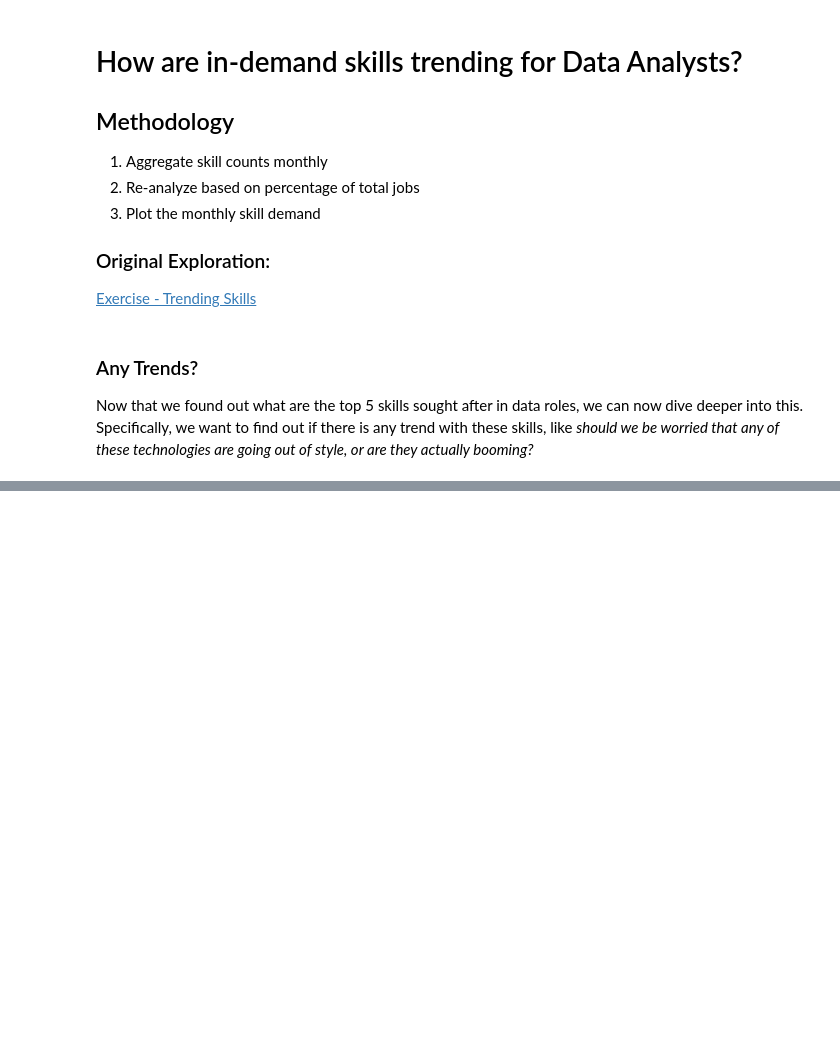
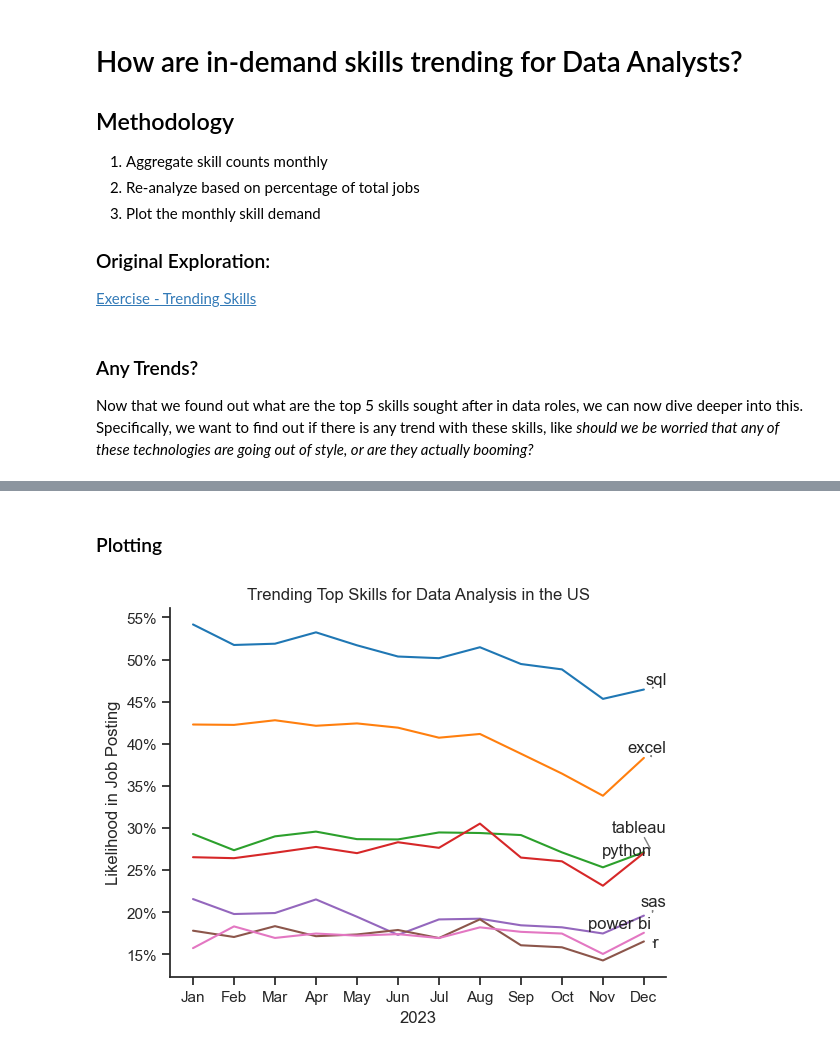
Before and after one commit to furtadorebeca/3_RF_Project, a Jupyter notebook: 3_Skills_Trend.ipynb, the cells around one changed output, grey strips where cells are left out. Cells and saved outputs as stored; diff of their text form; code cells hidden in the pictures; blank space fills up the shorter version.

```diff
--- a/3_Skills_Trend.ipynb
+++ b/3_Skills_Trend.ipynb
@@ -30,0 +138,3 @@ Now that we found out what are the top 5 skills sought after in data roles, we c
+# %%
+# And now, we no longer need the Total row, so let's drop it
+df_DA_US_pivot = df_DA_US_pivot.drop('Total')
@@ -30,0 +180,3 @@ Now that we found out what are the top 5 skills sought after in data roles, we c
+# %%
+# Let's store the data above in a variable called DA_Totals
+DA_Totals = df_DA_US.groupby('job_posted_month_no').size()
@@ -30,0 +206,13 @@ Now that we found out what are the top 5 skills sought after in data roles, we c
+# %%
+# Now let's assign this Data Frame to df_DA_US_percent
+df_DA_US_percent = df_DA_US_pivot.div(DA_Totals/100, axis=0)
+# %%
+# One more thing befire we plot this...
+# Let's replace the numbers in the job_posted_month_no column with actual month names...actually just the first 3 letters :)
+# We're going to store this information in a new column called 'job_posted_month', maked it the new index column, and then we will drop the column 'job_posted_month_no'
+
+# changes month number to month name
+df_DA_US_percent = df_DA_US_percent.reset_index()
+df_DA_US_percent['job_posted_month'] = df_DA_US_percent['job_posted_month_no'].apply(lambda x: pd.to_datetime(x, format='%m').strftime('%b'))
+df_DA_US_percent = df_DA_US_percent.set_index('job_posted_month')
+df_DA_US_percent = df_DA_US_percent.drop(columns='job_posted_month_no')
@@ -30,0 +237,34 @@ Now that we found out what are the top 5 skills sought after in data roles, we c
+# %% [markdown]
+### Plotting
+# %%
+# For the plotting, we only want the first 7 rows (I'm adding 2 columns because Luke's dataset is looking differenr from mine...Power BI is in 7th place). For this we're going to use the .iloc method
+#  .iloc[:, :7] -> means all rows, but only 7 columns
+no_of_colums = 7
+df_plot = df_DA_US_percent.iloc[:, :no_of_colums]
+
+sns.lineplot(data=df_plot, dashes=False, palette='tab10')
+sns.set_theme(style='ticks')
+sns.despine()
+
+plt.title('Trending Top Skills for Data Analysis in the US')
+plt.ylabel('Likelihood in Job Posting')
+plt.xlabel('2023')
+plt.legend().remove()
+
+# To format the y-axis with percentage
+from matplotlib.ticker import PercentFormatter
+ax = plt.gca()
+ax.yaxis.set_major_formatter(PercentFormatter(decimals=0))
+
+# To add the text to the lines, adjusting them to avoid overlap
+from adjustText import adjust_text
+texts = []
+for i in range(no_of_colums):
+    texts.append(
+        plt.text(11.2, df_plot.iloc[-1, i], df_plot.columns[i])
+    )
+adjust_text(texts, arrowprops=dict(arrowstyle='->', color='gray'))
+
+plt.show()
+# %% [output]
+[figure, added]
```
Also changed, not shown: parts of 16 cells of this notebook, 1 other file.
